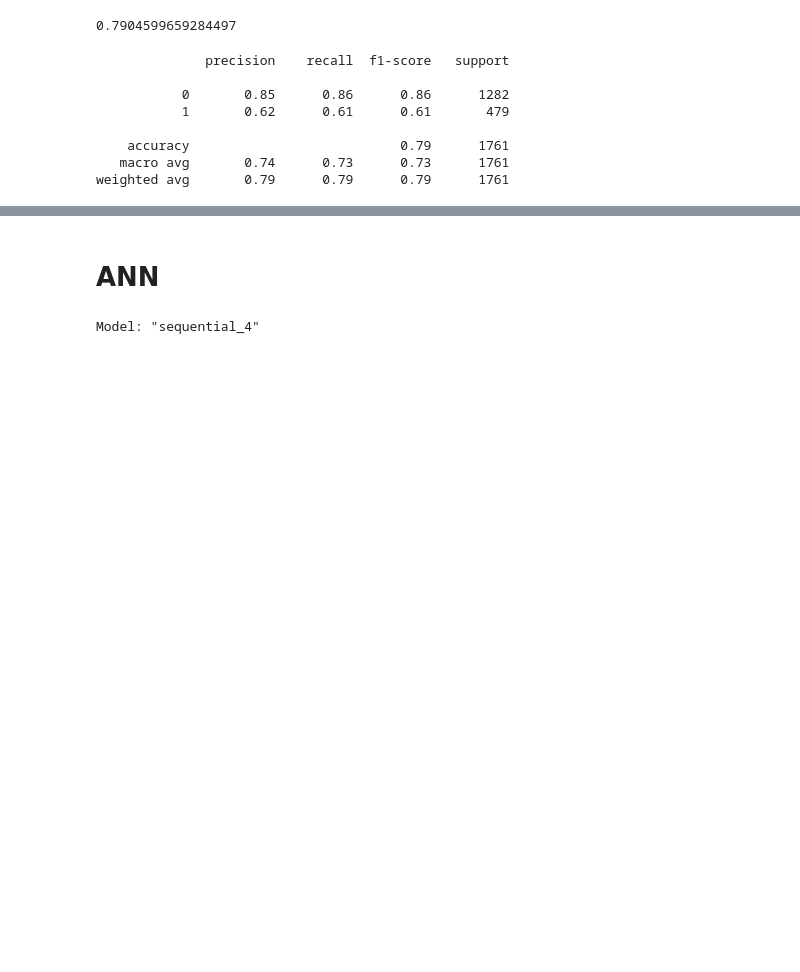
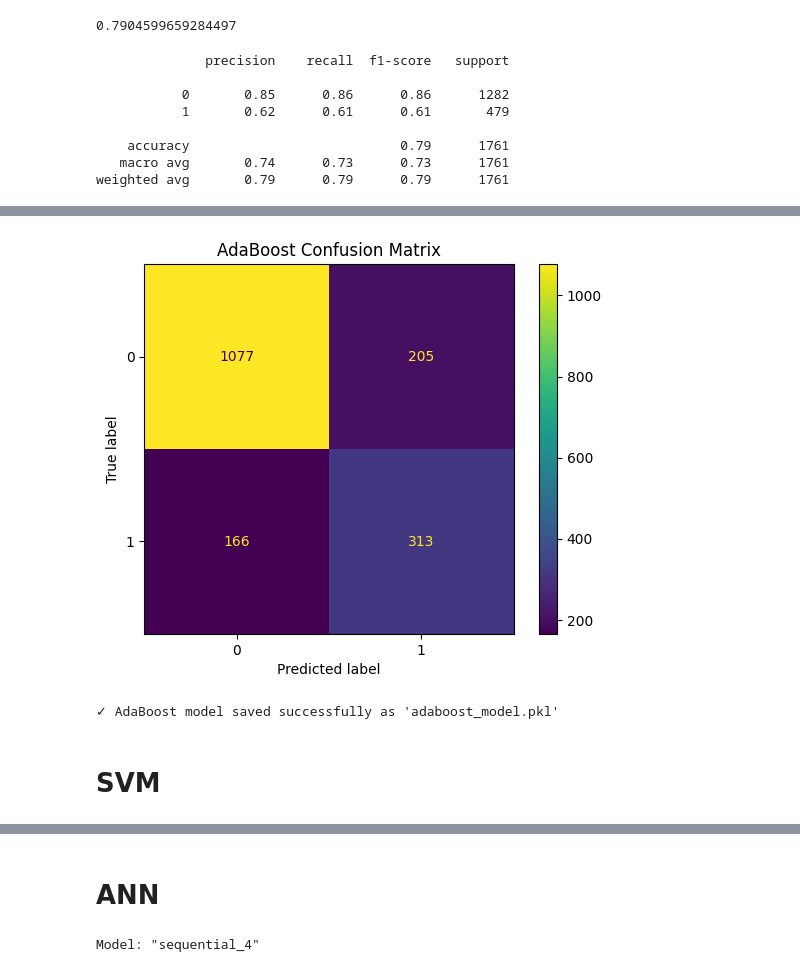
Before and after one commit to snehangshu2002/Customer-Churn-Prediction, a Jupyter notebook: customer.ipynb, the cells around one changed output, grey strips where cells are left out. Drawn from its saved outputs; the diff is of its cells as text; code cells hidden in the pictures; blank space fills up the shorter version.

Commit message:
add adaboost and SVM

```diff
--- a/customer.ipynb
+++ b/customer.ipynb
@@ -705,0 +712,17 @@ with open("xgboost_churn_model.pkl", "wb") as f:
+# %%
+# Define base estimator
+base_estimator = DecisionTreeClassifier(max_depth=1)
+
+# Create AdaBoost classifier
+adaboost = AdaBoostClassifier(estimator=base_estimator, random_state=42)
+
+# Define parameter grid
+parameter = {
+    'n_estimators': [50, 100, 200, 300],
+    'learning_rate': [0.01, 0.1, 0.5, 1.0],
+    'estimator__max_depth': [1, 2, 3]
+}
+
+# Perform Grid Search
+adaboost_grid = GridSearchCV(adaboost, parameter, cv=10, n_jobs=-1, verbose=1)
+adaboost_grid.fit(X_train_smote, y_train_smote)
@@ -705,0 +746,13 @@ with open("xgboost_churn_model.pkl", "wb") as f:
+# %%
+# Get best parameters
+best_params = adaboost_grid.best_params_
+
+# Train final model with best parameters
+base_estimator_final = DecisionTreeClassifier(max_depth=best_params['estimator__max_depth'])
+adaboost_model = AdaBoostClassifier(
+    estimator=base_estimator_final,
+    n_estimators=best_params['n_estimators'],
+    learning_rate=best_params['learning_rate'],
+    random_state=42
+)
+adaboost_model.fit(X_train_smote, y_train_smote)
@@ -705,0 +762,3 @@ with open("xgboost_churn_model.pkl", "wb") as f:
+# %%
+# Make predictions
+adaboost_y_pred = adaboost_model.predict(X_test_scaled)
@@ -705,0 +788,22 @@ with open("xgboost_churn_model.pkl", "wb") as f:
+# %%
+from sklearn.metrics import ConfusionMatrixDisplay
+import matplotlib.pyplot as plt
+
+# Display confusion matrix
+ConfusionMatrixDisplay.from_predictions(y_test, adaboost_y_pred)
+plt.title('AdaBoost Confusion Matrix')
+plt.show()
+# %% [output]
+[figure, added]
+# %%
+import pickle
+
+# Save the model
+with open('adaboost_model.pkl', 'wb') as file:
+    pickle.dump(adaboost_model, file)
+
+print("✓ AdaBoost model saved successfully as 'adaboost_model.pkl'")
+# %% [output]
+✓ AdaBoost model saved successfully as 'adaboost_model.pkl'
+# %% [markdown]
+# SVM
```
Also changed, not shown: parts of 16 cells of this notebook.
